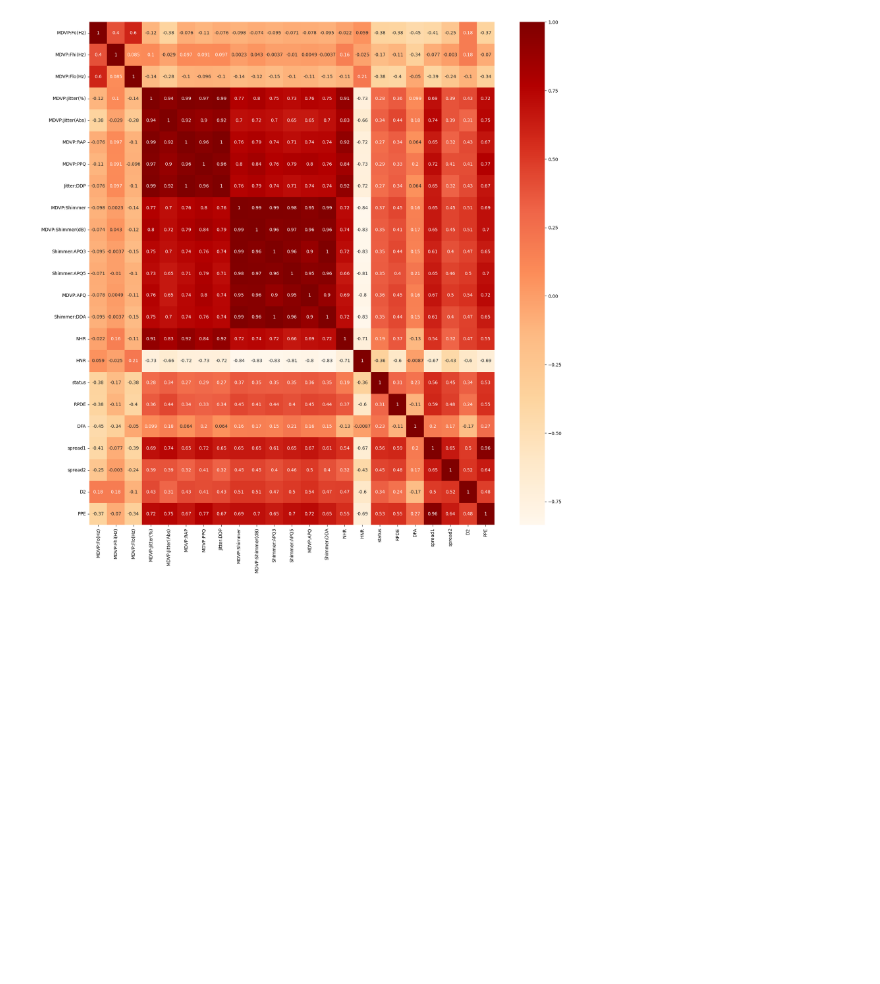
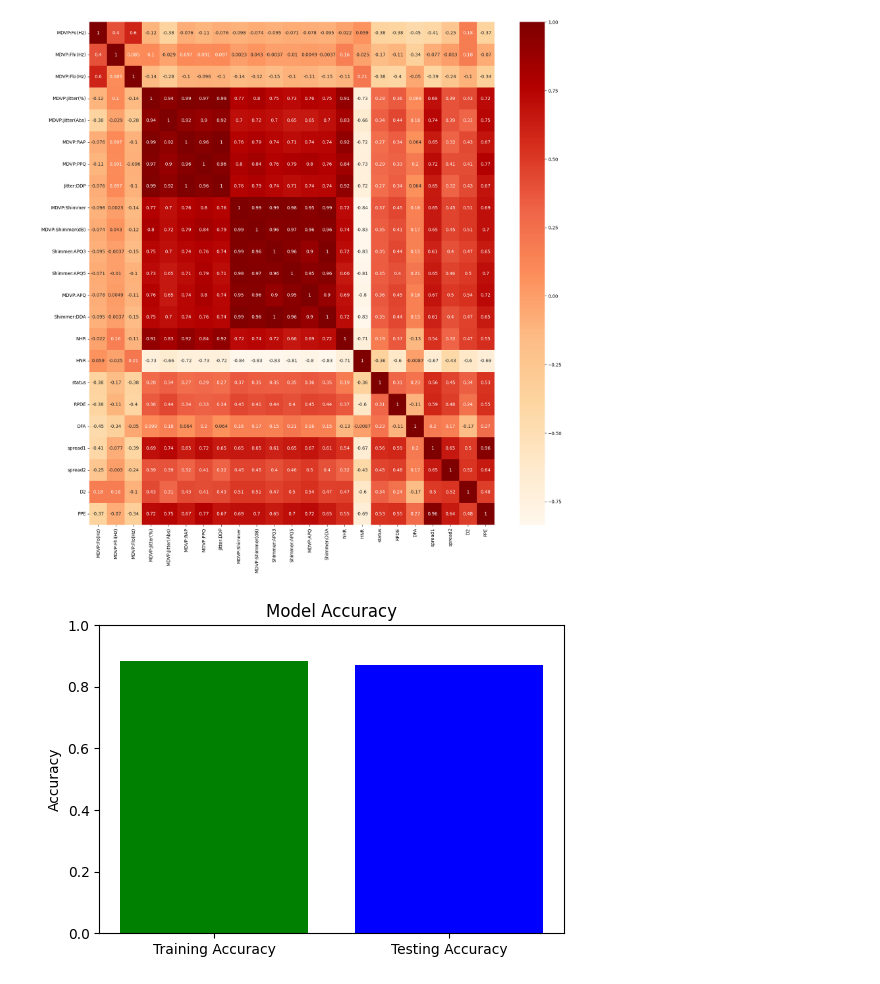
Before and after one commit to yagyashahi7/Voice_Based_Parkinson-s_Disease_Detection, a Jupyter notebook: step_by_step_code.ipynb, the cells around one changed output. Saved outputs shown, nothing was run; the diff lists cells and outputs as text; code cells hidden in the pictures; blank space fills up the shorter version.

```diff
--- a/step_by_step_code.ipynb
+++ b/step_by_step_code.ipynb
@@ -91,3 +91,17 @@ sns.heatmap(correl, annot=True, cmap='OrRd')
 plt.show()
 # %% [output]
 [figure]
+# %%
+
+# Accuracy visualization
+accuracies = [train_acc, test_acc]
+labels = ['Training Accuracy', 'Testing Accuracy']
+
+plt.figure(figsize=(6, 4))
+plt.bar(labels, accuracies, color=['green', 'blue'])
+plt.ylim(0, 1)  # Accuracy is between 0 and 1
+plt.title("Model Accuracy")
+plt.ylabel("Accuracy")
+plt.show()
+# %% [output]
+[figure, added]
```
Also changed, not shown: parts of 3 cells of this notebook.
